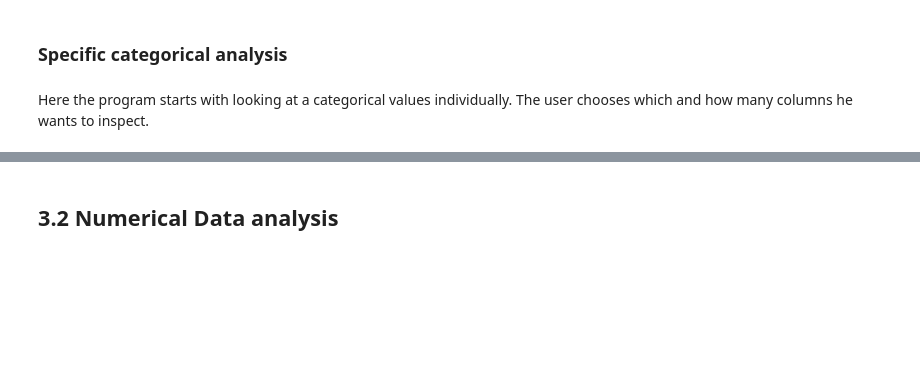
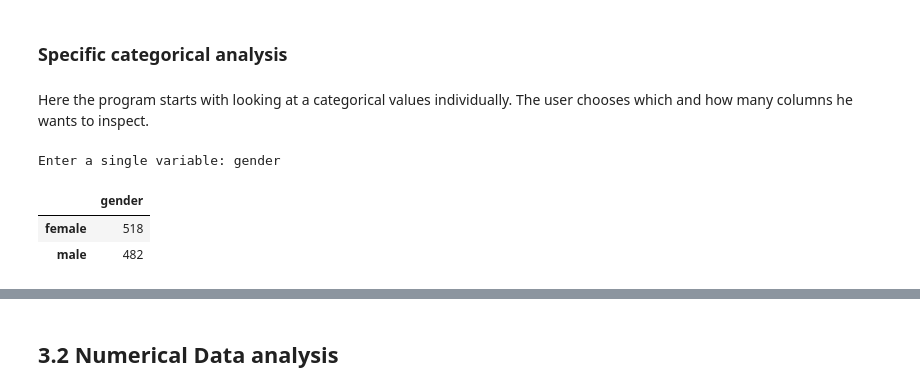
Before and after one commit to Minitech24/Skills-Python-Project-HSG2020, a Jupyter notebook: DA_Tool_DocumentedVersion.ipynb, the cells around one changed output, grey strips where cells are left out. Drawn from its saved outputs; the diff is of its cells as text; code cells hidden in the pictures; blank space fills up the shorter version.

```diff
--- a/DA_Tool_DocumentedVersion.ipynb
+++ b/DA_Tool_DocumentedVersion.ipynb
@@ -641,6 +608,21 @@ def getSingleInput():
     if e not in cat_variables:
         print(e, "is not given in the list for categorical columns. Please retry!")
         getSingleInput()
+# %%
+def countCat():
+    # count subgroups and list a table of these
+    getSingleInput()
+    global e
+    a = data[e].value_counts()
+    a = pd.DataFrame(a)
+    return a
+# %%
+countCat()
+# %% [output]
+Enter a single variable: gender
+|  | gender |
+| female | 518 |
+| male | 482 |
 # %%
 ## 3.1.2 value_counts
 #counts the number of each single group of category and presents result in a small df
```
Also changed, not shown: parts of 23 cells of this notebook.
